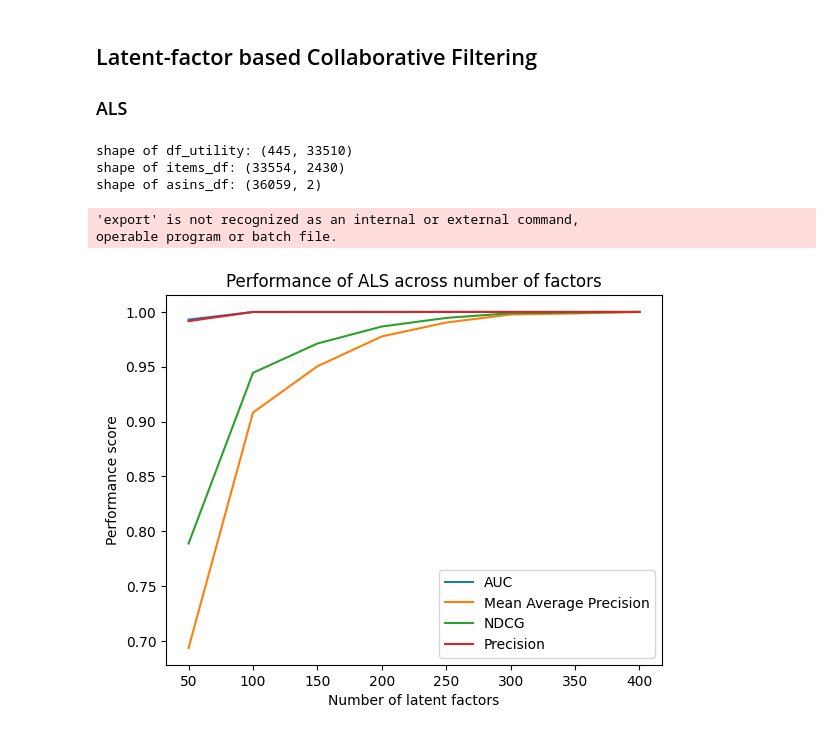
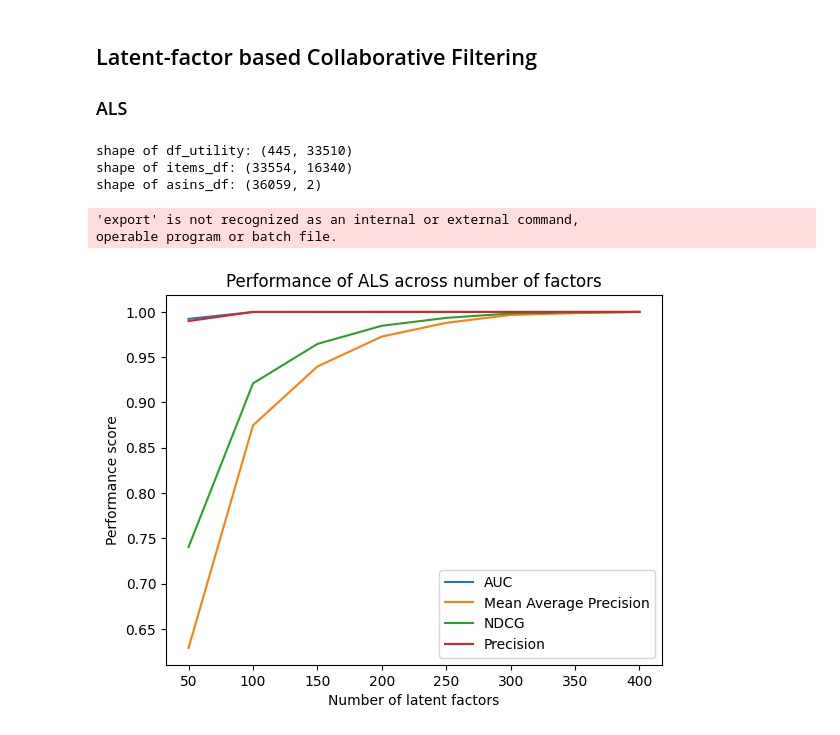
Before and after one commit to K-Winkles/kaban-multimodel-recommender, a Jupyter notebook: dev/main.ipynb, the cells around one changed output. Drawn from its saved outputs; the diff is of its cells as text; code cells hidden in the pictures.

```diff
--- a/dev/main.ipynb
+++ b/dev/main.ipynb
@@ -12,6 +12,7 @@ import numpy as np
 import threadpoolctl
 from collections import defaultdict
 from implicit.als import AlternatingLeastSquares as ALS
+from scipy.spatial import distance
 from surprise import Dataset, Reader
 from surprise.model_selection import cross_validate, train_test_split, KFold
 from surprise.prediction_algorithms.knns import KNNBasic, KNNWithMeans
@@ -27,6 +28,9 @@ dir = "../dataset/utility"
 def load_dataset():
     items_df = pd.read_csv(f"{dir}/itemset_preprocessed.csv")
     items_df.set_index("ASIN", inplace=True)
+    items_df.drop('customerReview', inplace=True, axis=1)
+    items_df = pd.get_dummies(items_df, columns=['brand'], dtype='float')
+    items_df.fillna(0, inplace=True)
 
     df_utility = pd.read_csv(f"{dir}/utility_topn.csv")
     df_utility.set_index("reviewerID", inplace=True)
@@ -497,7 +395,7 @@ for factor in factors:
         alpha=1,
         calculate_training_loss=True,
         use_cg=True,
-        iterations=15,
+        iterations=30,
         random_state=143
     )
     model.fit(csr_utility)
@@ -508,35 +406,35 @@ for factor in factors:
         train_percentage=0.85,
         random_state=143
     )
     auc = AUC_at_k(model,training_set,test_set,
                 K=len(df_utility), show_progress=True)
     mean_ave_precision = mean_average_precision_at_k(model, training_set,
                 test_set, K=len(df_utility), show_progress=True)
     ndcg = ndcg_at_k(model, training_set, test_set,
                 K=len(df_utility), show_progress=True)
     precision = precision_at_k(model, training_set,
                 test_set, K=len(df_utility), show_progress=True)
     auc_list.append(auc)
     mean_ave_precision_list.append(mean_ave_precision)
     ndcg_list.append(ndcg)
     precision_list.append(precision)
 
 plt.plot(factors, auc_list, label='AUC')
 plt.plot(factors, mean_ave_precision_list, label='Mean Average Precision')
 plt.plot(factors, ndcg_list, label='NDCG')
 plt.plot(factors, precision_list, label='Precision')
 plt.xlabel('Number of latent factors')
 plt.ylabel('Performance score')
 plt.title("Performance of ALS across number of factors")
 plt.legend()
 plt.show()
 # %% [output]
 shape of df_utility: (445, 33510)
-shape of items_df: (33554, 2430)
+shape of items_df: (33554, 16340)
 shape of asins_df: (36059, 2)
 'export' is not recognized as an internal or external command,
 operable program or batch file.
-[figure, old version]
+[figure, new version]
 # %%
 model = ALS(
     factors=300,
```
Also changed, not shown: parts of 17 cells of this notebook.
